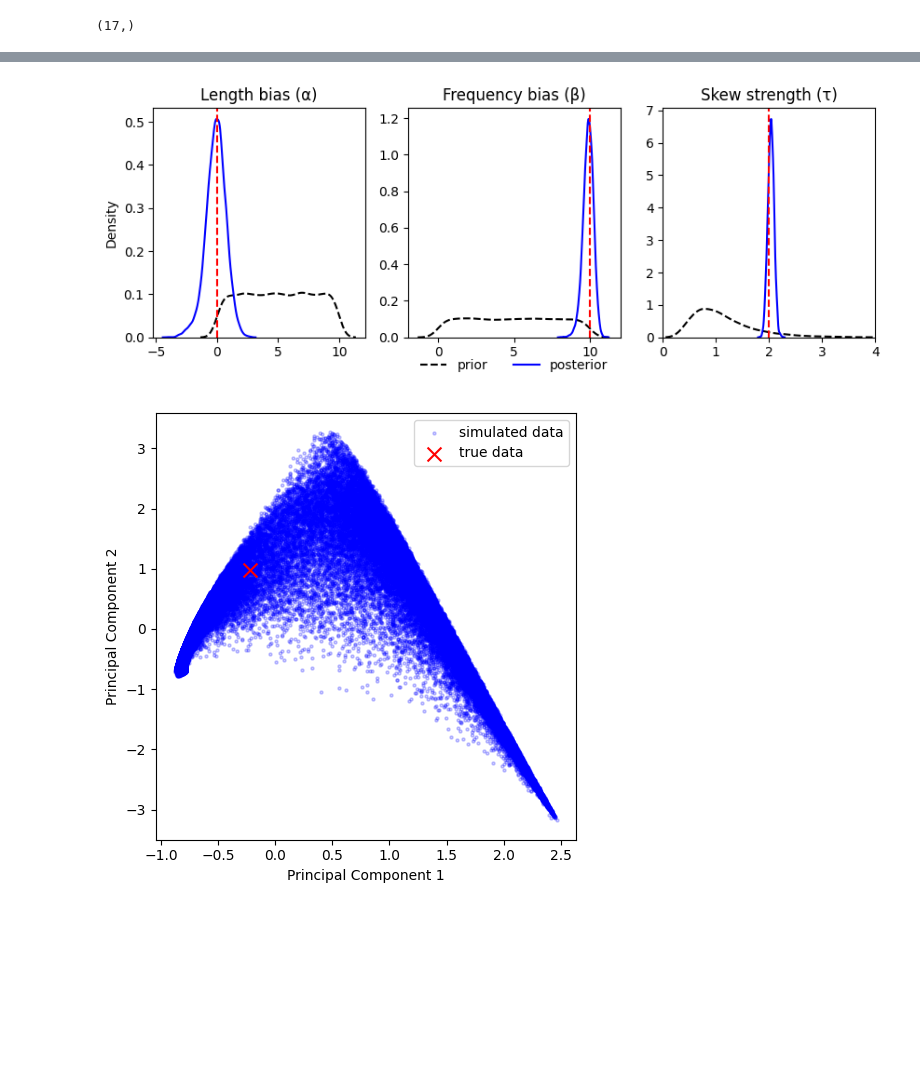
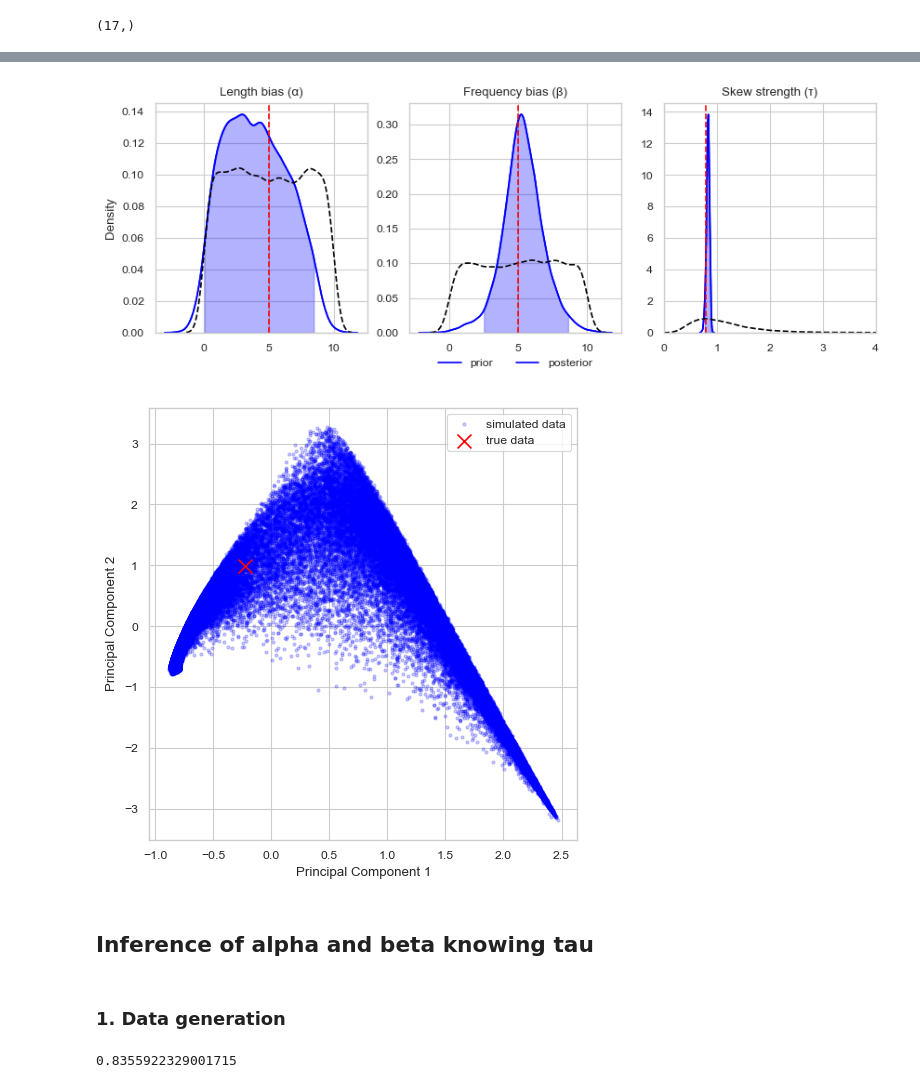
Before and after one commit to alexeykosh/2023-slovotvir-reuse-analysis, a Jupyter notebook: inference_parallel.ipynb, the cells around one changed output, grey strips where cells are left out. Cells and saved outputs as stored; diff of their text form; code cells hidden in the pictures; blank space fills up the shorter version.

Commit message:
added the second type of inference

```diff
--- a/inference_parallel.ipynb
+++ b/inference_parallel.ipynb
@@ -236,2 +284,6 @@ tau = 2
+# %%
+a = 5
+b = 5
+tau = 0.8
 # %%
 fake_dist = run_model_parallel([a], [b], [tau], 1)
@@ -280,8 +349,22 @@ print(latex_table)
+# %%
+post_hdi = az.hdi(post_samples_, hdi_prob=0.95)
 # %%
-from matplotlib import lines
+fig, axs = plt.subplots(1, 3, figsize=(10, 3.2))
 
+# Plot posterior density
+sns.kdeplot(post_samples_[:, 0], ax=axs[0], color='blue')
+sns.kdeplot(post_samples_[:, 1], ax=axs[1], color='blue')
+sns.kdeplot(post_samples_[:, 2], ax=axs[2], color='blue')
 
-fig, axs = plt.subplots(1, 3, figsize=(10, 3.2))
+# Get KDE curve for each subplot
+x_values_0, y_values_0 = sns.kdeplot(post_samples_[:, 0], ax=axs[0], color='blue').lines[0].get_data()
+x_values_1, y_values_1 = sns.kdeplot(post_samples_[:, 1], ax=axs[1], color='blue').lines[0].get_data()
+x_values_2, y_values_2 = sns.kdeplot(post_samples_[:, 2], ax=axs[2], color='blue').lines[0].get_data()
+
+# Fill between specified points for each KDE plot
+axs[0].fill_between(x_values_0, y_values_0, where=(x_values_0 >= post_hdi[0, 0]) & (x_values_0 <= post_hdi[0, 1]), color='blue', alpha=0.3)
+axs[1].fill_between(x_values_1, y_values_1, where=(x_values_1 >= post_hdi[1, 0]) & (x_values_1 <= post_hdi[1, 1]), color='blue', alpha=0.3)
+axs[2].fill_between(x_values_2, y_values_2, where=(x_values_2 >= post_hdi[2, 0]) & (x_values_2 <= post_hdi[2, 1]), color='blue', alpha=0.3)
 
 # Plot prior density
 sns.kdeplot(np.random.uniform(0, 10, 10000),
@@ -290,43 +373,38 @@ sns.kdeplot(np.random.uniform(0, 10, 10000),
             ax=axs[1], color='black', linestyle='--')
 sns.kdeplot(np.random.lognormal(0, sigma=0.5, size=10000),
             ax=axs[2], color='black', linestyle='--')
-
-# Plot posterior density
-sns.kdeplot(post_samples_[:, 0], ax=axs[0], color='blue')
-sns.kdeplot(post_samples_[:, 1], ax=axs[1], color='blue')
-sns.kdeplot(post_samples_[:, 2], ax=axs[2], color='blue')
 
 # plot true values
 axs[0].axvline(a, color='red', linestyle='--')
 axs[1].axvline(b, color='red', linestyle='--')
 axs[2].axvline(tau, color='red', linestyle='--')
 
 # remove y axis labels
 axs[0].set_ylabel('Density')
 axs[2].set_ylabel('')
 axs[1].set_ylabel('')
 
 # Set xlim for [2] to 0, 4
 axs[2].set_xlim(0, 4)
 
 # Set titles
 titles_ = ['Length bias (α)', 'Frequency bias (β)', 'Skew strength (τ)']
 for i, ax in enumerate(axs):
     ax.set_title(titles_[i])
 
 # Add legend below the subplots
 plt.legend(['prior', 'posterior'],
            bbox_to_anchor=(-0.7, -0.2),
-             loc='lower center', ncol=3,
-             frameon=False)
+           loc='lower center', ncol=3,
+           frameon=False)
 
 # # Save to pdf
 # plt.savefig('figures/posterior.pdf', bbox_inches='tight', pad_inches=0)
 
 # Show the plot
 plt.show()
 # %% [output]
-[figure, old version]
+[figure, new version]
 # %%
 # Perform PCA
 pca = PCA(n_components=2, whiten=True)
@@ -350,4 +428,8 @@ plt.tight_layout()
 plt.savefig('figures/pca.pdf', bbox_inches='tight', pad_inches=0)
 plt.show()
 # %% [output]
-[figure, old version]
+[figure, new version]
+# %% [markdown]
+## Inference of alpha and beta knowing tau
+# %% [markdown]
+### 1. Data generation
@@ -353,0 +442,4 @@ plt.show()
+# %%
+np.mean(post_samples_[:, 2])
+# %% [output]
+0.8355922329001715
```
Also changed, not shown: parts of 47 cells of this notebook.
